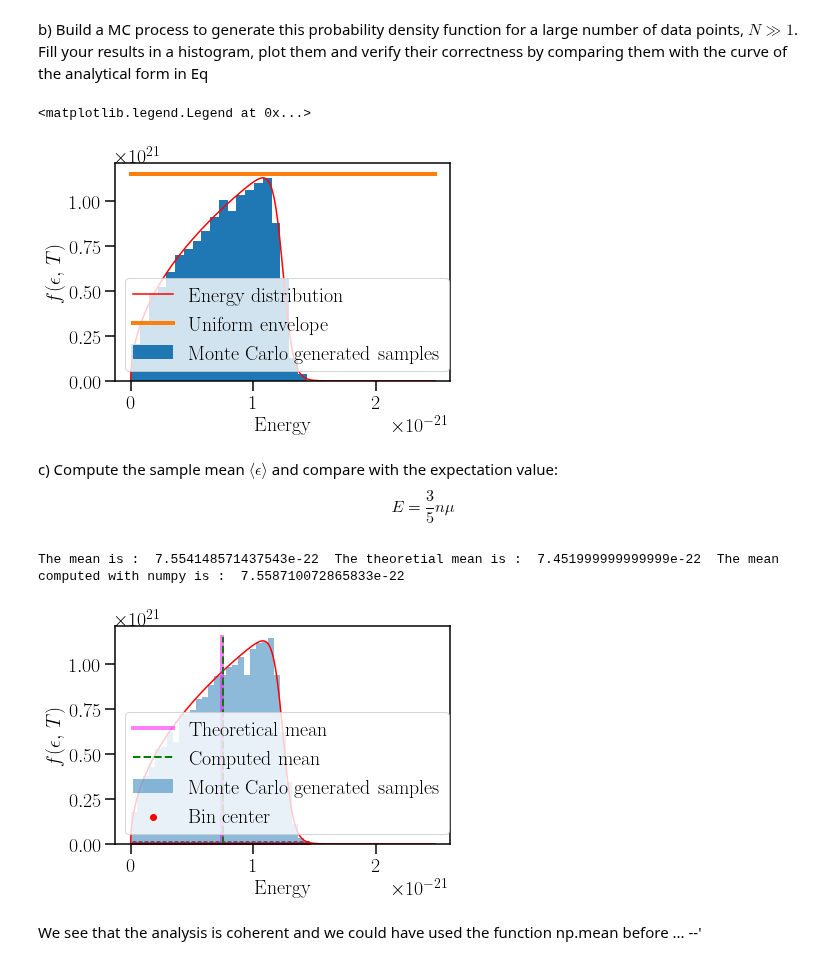
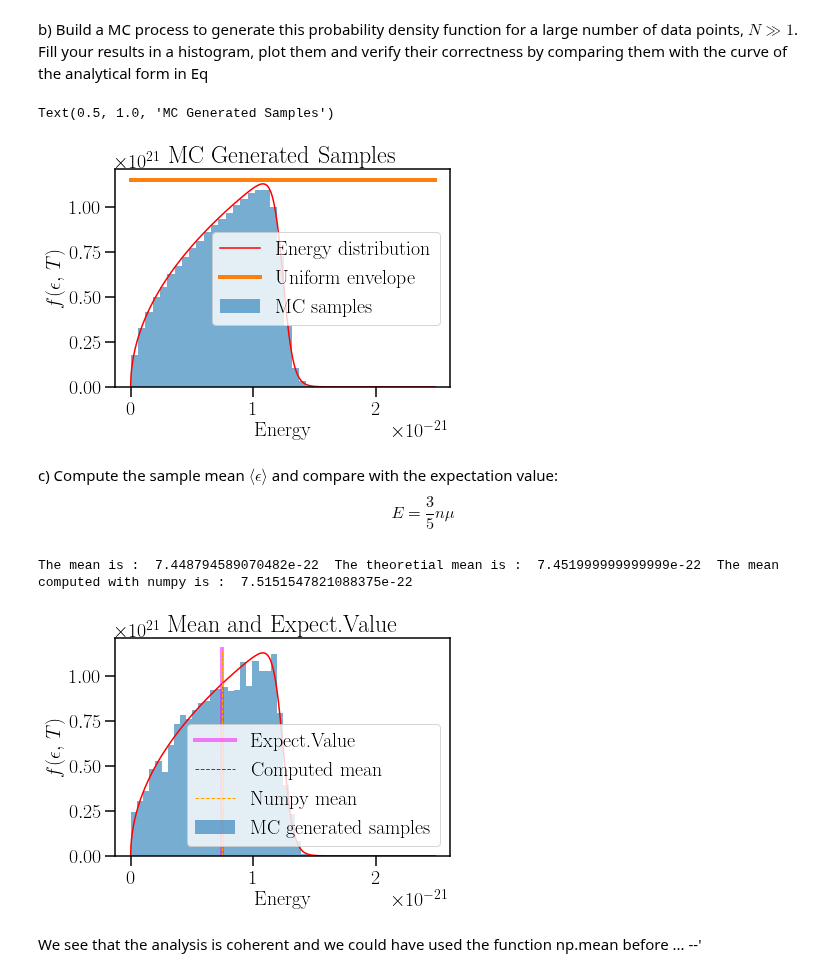
Before and after one commit to Nayaqs/stats, a Jupyter notebook: FinalProject.ipynb, the cells around one changed output. Drawn from its saved outputs; the diff is of its cells as text; code cells hidden in the pictures.

```diff
--- a/FinalProject.ipynb
+++ b/FinalProject.ipynb
@@ -31,6 +31,7 @@ kb=1.38*1e-23
 T=3
 mu = 30*kb*T
 A=3.5e+31
+beta = 1/(kb*T)
 n=1
 # %% [markdown]
 Let's plot the function to see the result
@@ -76,20 +133,21 @@ def Egenerator(nEvents, Temp):
             listE.append(x)
     return listE
 # %%
-N       = 7000
-nBins   = 20
+N       = 1000000
+nBins   = 30
 fmax    = np.max(f(np.linspace(0,2*mu,1000),3))*1.02
 data    = Egenerator(N, 3)
 
 plt.plot(xfunc,yfunc, color = "r", label = "Energy distribution")
-content,bin_edges, _ = plt.hist(data, density=True, bins =nBins, label = "Monte Carlo generated samples")
+content,bin_edges, _ = plt.hist(data, density=True, bins =nBins, alpha = 0.6, label = "MC samples")
 plt.plot([0,2*mu],[fmax,fmax], label="Uniform envelope", lw=4)
 plt.xlabel("Energy")
 plt.ylabel("$f(\epsilon,\,T)$")
 plt.legend()
+plt.title("MC Generated Samples")
 # %% [output]
-<matplotlib.legend.Legend at 0x...>
+Text(0.5, 1.0, 'MC Generated Samples')
-[figure, old version]
+[figure, new version]
 # %% [markdown]
 c) Compute the sample mean $\langle\epsilon\rangle$ and compare with the expectation value:
 $$
@@ -97,28 +155,31 @@ E = \dfrac{3}{5}n\mu
 $$
 # %%
 #Define the Width and the bin centers
-data = Egenerator(N, 3)
-content,bin_edges, _ = plt.hist(data, density=True, bins =30, alpha = 0.5, label = "Monte Carlo generated samples")
+#data = Egenerator(N, 3)
+content,bin_edges, _ = plt.hist(data, density=True, bins =nBins, alpha = 0.6, label = "MC generated samples")
 binWidth = (bin_edges[1] - bin_edges[0])
 xCoords = bin_edges[:-1] + binWidth/2
-plt.scatter(list(xCoords), np.zeros(len(xCoords)), color = "red", label = "Bin center")
+#plt.scatter(list(xCoords), np.zeros(len(xCoords)), color = "red", label = "Bin center")
 
 #compute the mean explicitely
 mean = np.sum(content*xCoords) *binWidth
 meanTH = (3/5)*n*mu
 
 plt.plot(xfunc,yfunc, color = "red")
-plt.plot([meanTH, meanTH], [0, fmax], color = "magenta",alpha = 0.5, lw = 4, label = "Theoretical mean")
-plt.plot([mean, mean], [0, fmax], '--', color = "green", lw = 2, label = "Computed mean")
+plt.plot([meanTH, meanTH], [0, fmax], color = "magenta",alpha = 0.5, lw = 4, label = "Expect.Value")
+plt.plot([mean, mean], [0, fmax], '--', color = "green", lw = 1, label = "Computed mean")
+plt.plot([m, m], [0, fmax], '--', color = "orange", lw = 1, label = "Numpy mean")
+
 plt.xlabel("Energy")
 plt.ylabel("$f(\epsilon,\,T)$")
 plt.legend()
+plt.title("Mean and Expect.Value")
 
 m = np.mean(Egenerator(N,3))
 print("The mean is : " ,mean, " The theoretial mean is : " , meanTH, " The mean computed with numpy is : ", m)
 # %% [output]
-The mean is :  7.554148571437543e-22  The theoretial mean is :  7.451999999999999e-22  The mean computed with numpy is :  7.558710072865833e-22
+The mean is :  7.448794589070482e-22  The theoretial mean is :  7.451999999999999e-22  The mean computed with numpy is :  7.5151547821088375e-22
-[figure, old version]
+[figure, new version]
 # %% [markdown]
 We see that the analysis is coherent and we could have used the function np.mean before ... --'
 # %% [markdown]
```
Also changed, not shown: parts of 20 cells of this notebook.
